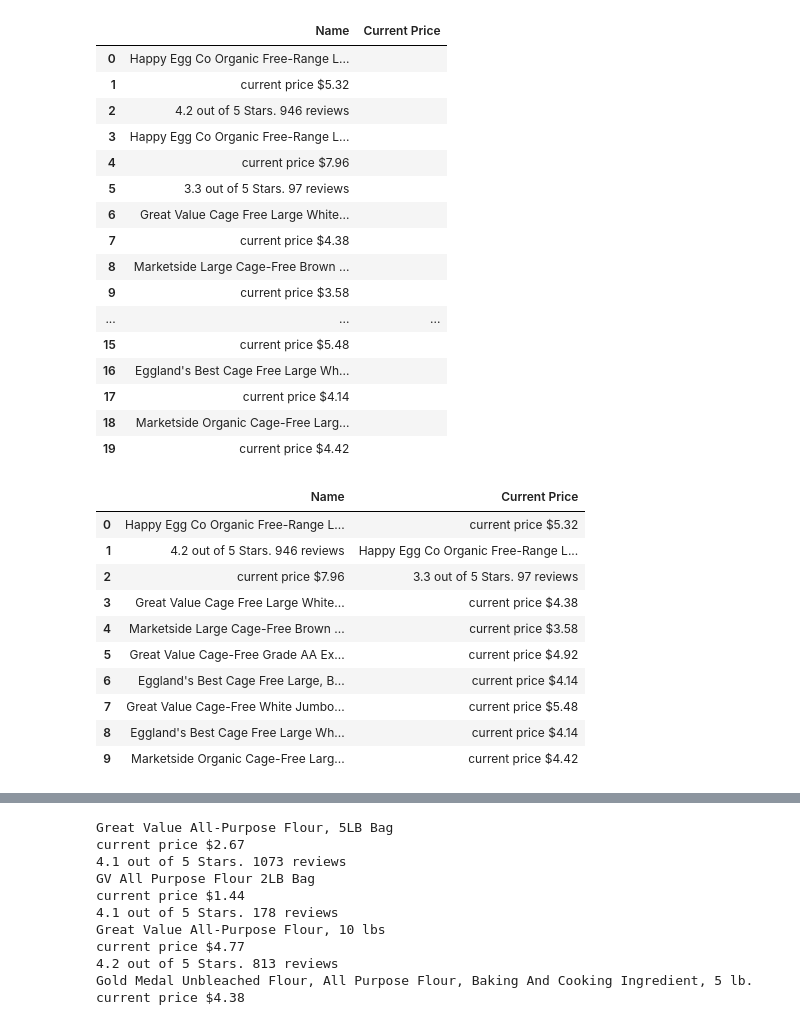
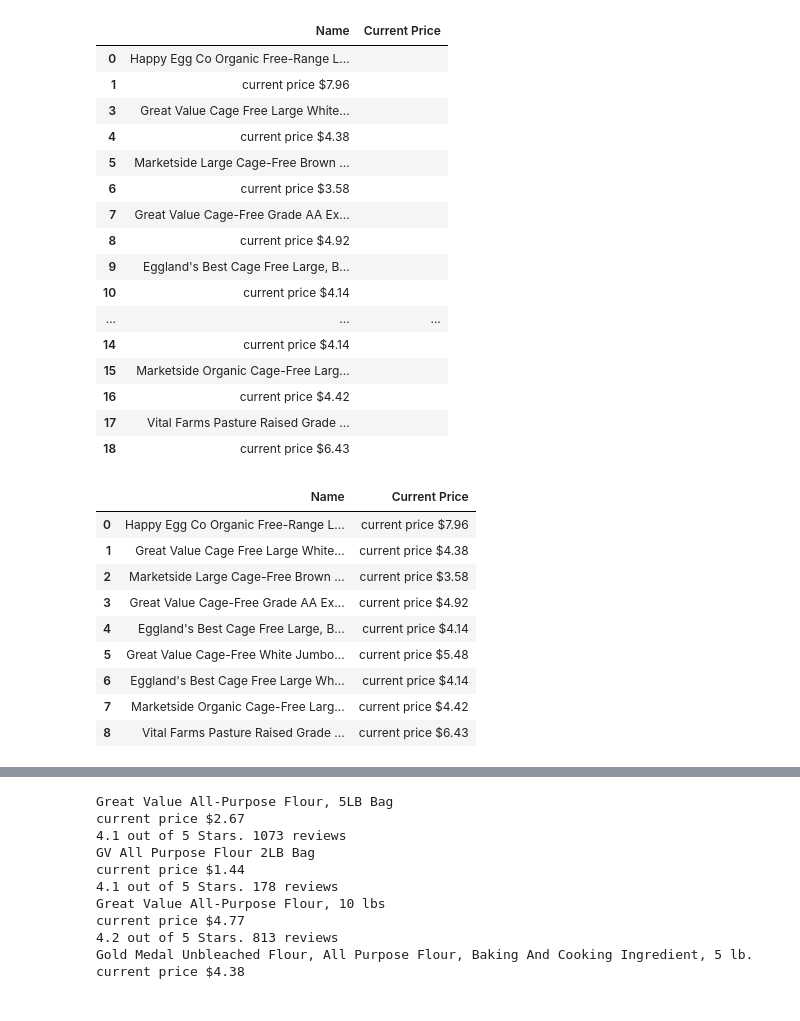
Before and after one commit to AprilHolmes7825/grocery_comparison_project, a Jupyter notebook: Code/walmart.ipynb, the cells around one changed output, grey strips where cells are left out. Drawn from its saved outputs; the diff is of its cells as text; code cells hidden in the pictures.

```diff
--- a/Code/walmart.ipynb
+++ b/Code/walmart.ipynb
@@ -114,39 +113,41 @@ eggs
 # %%
 eggs.columns = ["Name", "Current Price"]
+
+eggs = eggs[~eggs['Name'].str.contains('reviews', regex=True)]
+
 eggs
 # %% [output]
 |  | Name | Current Price |
 | 0 | Happy Egg Co Organic Free-Range L... |  |
-| 1 | current price $5.32 |  |
-| 2 | 4.2 out of 5 Stars. 946 reviews |  |
-| 3 | Happy Egg Co Organic Free-Range L... |  |
-| 4 | current price $7.96 |  |
-| 5 | 3.3 out of 5 Stars. 97 reviews |  |
-| 6 | Great Value Cage Free Large White... |  |
-| 7 | current price $4.38 |  |
-| 8 | Marketside Large Cage-Free Brown ... |  |
-| 9 | current price $3.58 |  |
+| 1 | current price $7.96 |  |
+| 3 | Great Value Cage Free Large White... |  |
+| 4 | current price $4.38 |  |
+| 5 | Marketside Large Cage-Free Brown ... |  |
+| 6 | current price $3.58 |  |
+| 7 | Great Value Cage-Free Grade AA Ex... |  |
+| 8 | current price $4.92 |  |
+| 9 | Eggland's Best Cage Free Large, B... |  |
+| 10 | current price $4.14 |  |
 | ... | ... | ... |
-| 15 | current price $5.48 |  |
-| 16 | Eggland's Best Cage Free Large Wh... |  |
-| 17 | current price $4.14 |  |
-| 18 | Marketside Organic Cage-Free Larg... |  |
-| 19 | current price $4.42 |  |
+| 14 | current price $4.14 |  |
+| 15 | Marketside Organic Cage-Free Larg... |  |
+| 16 | current price $4.42 |  |
+| 17 | Vital Farms Pasture Raised Grade ... |  |
+| 18 | current price $6.43 |  |
 # %%
 egg_list = pd.DataFrame({'Name':eggs['Name'].iloc[::2].values, 'Current Price':eggs['Name'].iloc[1::2].values})
 egg_list
 # %% [output]
 |  | Name | Current Price |
-| 0 | Happy Egg Co Organic Free-Range L... | current price $5.32 |
-| 1 | 4.2 out of 5 Stars. 946 reviews | Happy Egg Co Organic Free-Range L... |
-| 2 | current price $7.96 | 3.3 out of 5 Stars. 97 reviews |
-| 3 | Great Value Cage Free Large White... | current price $4.38 |
-| 4 | Marketside Large Cage-Free Brown ... | current price $3.58 |
-| 5 | Great Value Cage-Free Grade AA Ex... | current price $4.92 |
-| 6 | Eggland's Best Cage Free Large, B... | current price $4.14 |
-| 7 | Great Value Cage-Free White Jumbo... | current price $5.48 |
-| 8 | Eggland's Best Cage Free Large Wh... | current price $4.14 |
-| 9 | Marketside Organic Cage-Free Larg... | current price $4.42 |
+| 0 | Happy Egg Co Organic Free-Range L... | current price $7.96 |
+| 1 | Great Value Cage Free Large White... | current price $4.38 |
+| 2 | Marketside Large Cage-Free Brown ... | current price $3.58 |
+| 3 | Great Value Cage-Free Grade AA Ex... | current price $4.92 |
+| 4 | Eggland's Best Cage Free Large, B... | current price $4.14 |
+| 5 | Great Value Cage-Free White Jumbo... | current price $5.48 |
+| 6 | Eggland's Best Cage Free Large Wh... | current price $4.14 |
+| 7 | Marketside Organic Cage-Free Larg... | current price $4.42 |
+| 8 | Vital Farms Pasture Raised Grade ... | current price $6.43 |
 # %%
 egg_list[['1', '2']] = egg_list['Current Price'].str.split('$', expand=True)
 print(egg_list)
```
Also changed, not shown: parts of 36 cells of this notebook, 3 other files.
